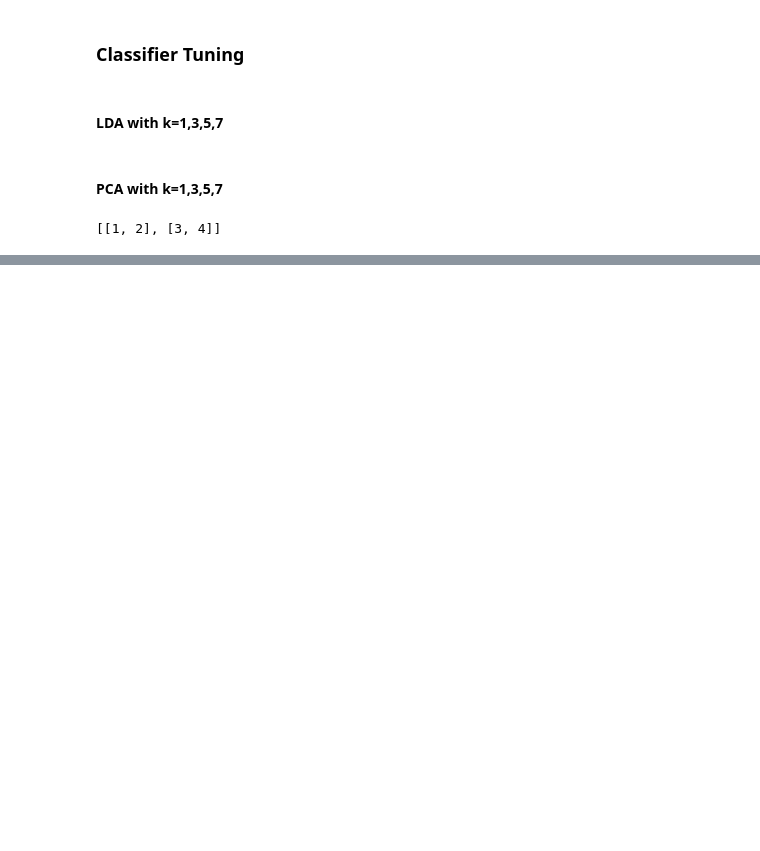
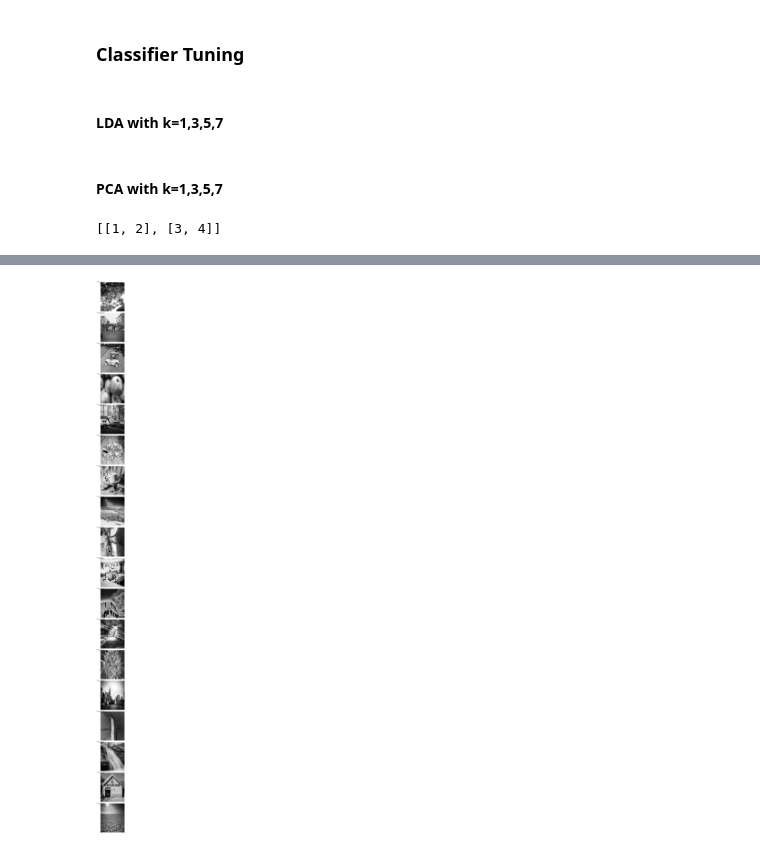
Before and after one commit to marshelino-maged/Face-Recognition-PCA-LDA-, a Jupyter notebook: face_recognition.ipynb, the cells around one changed output, grey strips where cells are left out. Cells and saved outputs as stored; diff of their text form; code cells hidden in the pictures; blank space fills up the shorter version.

```diff
--- a/face_recognition.ipynb
+++ b/face_recognition.ipynb
@@ -251,11 +301,11 @@ from sklearn.metrics import accuracy_score
 
 
 
-data_matrix, label_vector = read_data()
+data_matrix, label_vector = read_data(40, 10)
 
 test_data, training_data, training_labels, test_labels = split_data(data_matrix, label_vector)
 
-reduced_dimensionality_data, projection_matrix = LDA(training_data)
+reduced_dimensionality_data, projection_matrix = LDA(training_data, training_labels)
 
 reduced_dimensionality_test_data = np.transpose(projection_matrix).dot(np.transpose(test_data))
 reduced_dimensionality_test_data = np.transpose(reduced_dimensionality_test_data)
@@ -330,9 +395,9 @@ reduced_dimensionality_test_data = np.transpose(reduced_dimensionality_test_data
 
 PCA_performance_with_recpect_to_k = []
 for i in range (1,8,2):
-    LDA_performance_with_recpect_to_k.append(test_with_k(reduced_dimensionality_data,training_labels,reduced_dimensionality_test_data,test_labels,i))
+    PCA_performance_with_recpect_to_k.append(test_with_k(reduced_dimensionality_data,training_labels,reduced_dimensionality_test_data,test_labels,i))
 
-plt.plot(list(range(1,8,2)), LDA_performance_with_recpect_to_k , marker='o', linestyle='-')
+plt.plot(list(range(1,8,2)), PCA_performance_with_recpect_to_k , marker='o', linestyle='-')
 
 # Add labels and title
 plt.xlabel('X axis')
@@ -346,0 +560,32 @@ plt.show()
+# %%
+
+
+success_images = []
+failure_images = []
+failure_predictions = []
+failure_labels = []
+success_predictions = []
+success_labels = []
+for i in range(test_labels.shape[0]):
+    if test_labels[i] != test_pred[i]:
+        failure_images.append(test_images[i])
+        failure_predictions.append(test_pred[i])
+        failure_labels.append(test_labels[i])
+    else:
+        success_images.append(test_images[i])
+        success_predictions.append(test_pred[i])
+        success_labels.append(test_labels[i])
+# %%
+def plot(images, predictions, labels):
+    _, ax = plt.subplots(len(images), 1, figsize=(60, 100))
+    for i in range(len(images)):
+        text = f"Predicted: {predictions[i]}, Actual: {labels[i]}\n (Correct)"
+        ax[i].text(0.5, 0.1, text, horizontalalignment='center', verticalalignment='center')
+        ax[i].imshow(images[i], cmap='gray', interpolation='nearest')
+        ax[i].axis('off')
+    plt.tight_layout()
+    plt.show()
+# %%
+plot(failure_images, failure_predictions, failure_labels)
+# %% [output]
+[figure, added]
```
Also changed, not shown: parts of 20 cells of this notebook.
